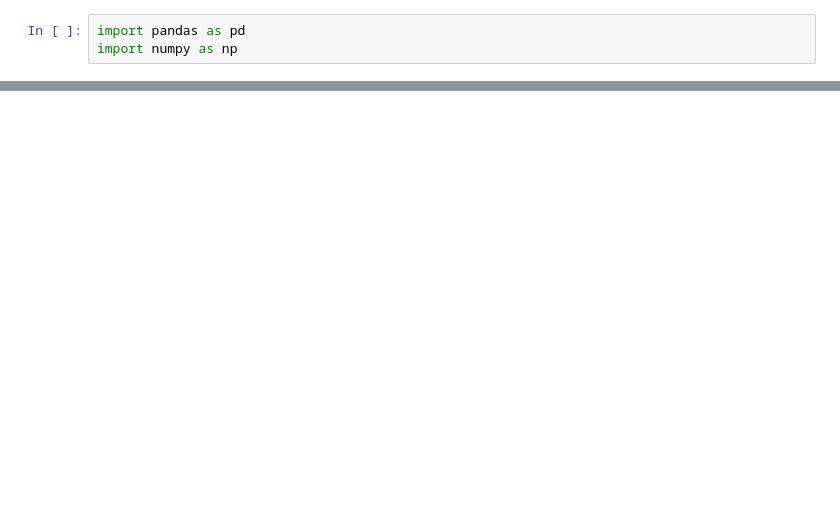
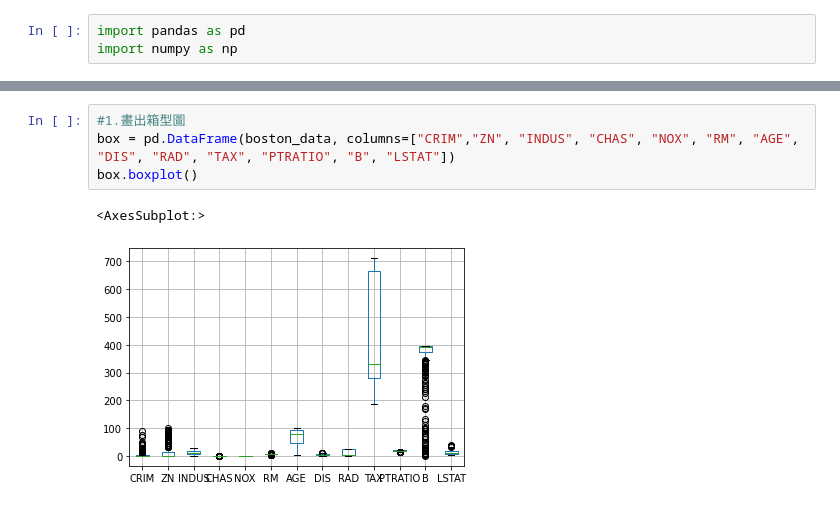
Before and after one commit to TingYaWang1214/ML100Days, a Jupyter notebook: homework/D12.ipynb, the cells around one changed output, grey strips where cells are left out. Drawn from its saved outputs; the diff is of its cells as text; blank space fills up the shorter version.

```diff
--- a/homework/D12.ipynb
+++ b/homework/D12.ipynb
@@ -8,0 +21,7 @@ FileNotFoundError: [Errno 2] No such file or directory: 'boston.csv'
+# %%
+#1.畫出箱型圖
+box = pd.DataFrame(boston_data, columns=["CRIM","ZN", "INDUS", "CHAS", "NOX", "RM", "AGE", "DIS", "RAD", "TAX", "PTRATIO", "B", "LSTAT"])
+box.boxplot()
+# %% [output]
+<AxesSubplot:>
+[figure, added]
```
Also changed, not shown: parts of 3 cells of this notebook.
